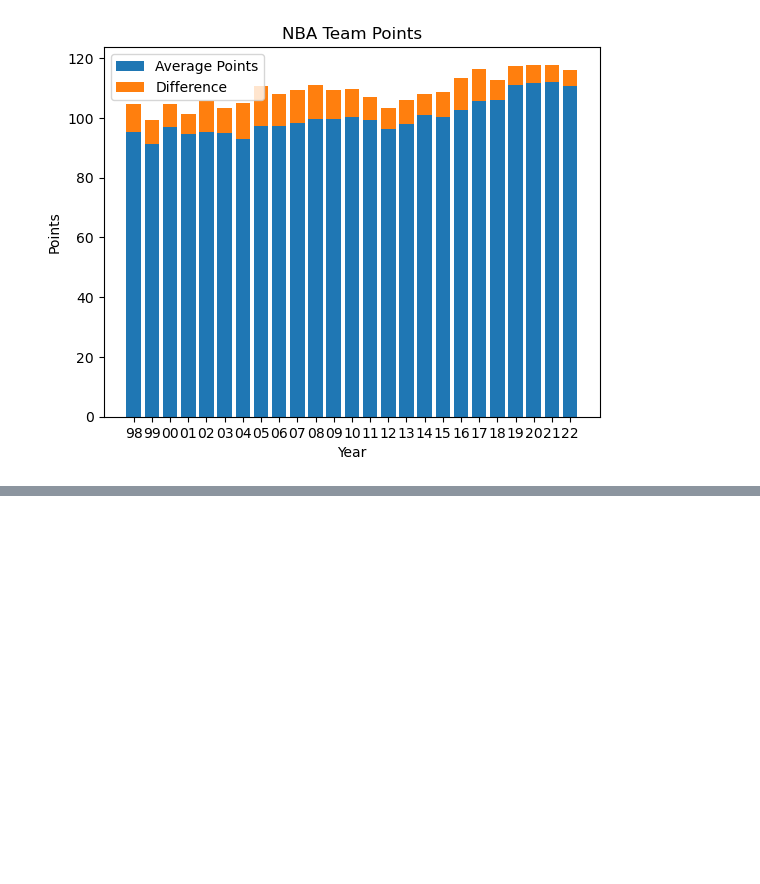
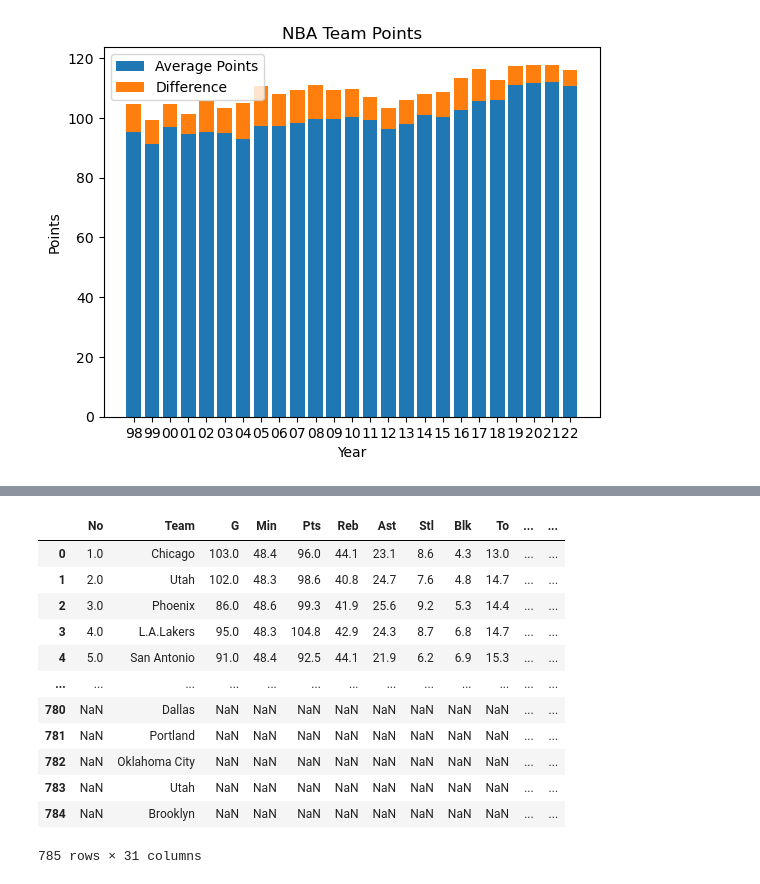
Before and after one commit to ttumlin/NBAO_Offense_88_22, a Jupyter notebook: NBA Offense By Year.ipynb, the cells around one changed output, grey strips where cells are left out. Cells and saved outputs as stored; diff of their text form; code cells hidden in the pictures; blank space fills up the shorter version.

```diff
--- a/NBA Offense By Year.ipynb
+++ b/NBA Offense By Year.ipynb
@@ -374,0 +425,27 @@ plt.show()
+# %%
+import pandas as pd
+
+# read the CSV file as dataframe 5
+df5 = pd.read_csv(r'C:\Users\tyler\Desktop\Python\Personal\NBA\PPG_Season.csv')
+
+df5=df5.rename(columns={"Tm":"PPG_Leader_Team"})
+
+# merge the two dataframes on the 'Year' column
+NBA_Offense_with_Season = pd.merge(NBA_Offense, df5, on='Year')
+
+# display the merged dataframe
+display(NBA_Offense_with_Season)
+# %% [output]
+|  | No | Team | G | Min | Pts | Reb | Ast | Stl | Blk | To | ... | ... |
+| 0 | 1.0 | Chicago | 103.0 | 48.4 | 96.0 | 44.1 | 23.1 | 8.6 | 4.3 | 13.0 | ... | ... |
+| 1 | 2.0 | Utah | 102.0 | 48.3 | 98.6 | 40.8 | 24.7 | 7.6 | 4.8 | 14.7 | ... | ... |
+| 2 | 3.0 | Phoenix | 86.0 | 48.6 | 99.3 | 41.9 | 25.6 | 9.2 | 5.3 | 14.4 | ... | ... |
+| 3 | 4.0 | L.A.Lakers | 95.0 | 48.3 | 104.8 | 42.9 | 24.3 | 8.7 | 6.8 | 14.7 | ... | ... |
+| 4 | 5.0 | San Antonio | 91.0 | 48.4 | 92.5 | 44.1 | 21.9 | 6.2 | 6.9 | 15.3 | ... | ... |
+| ... | ... | ... | ... | ... | ... | ... | ... | ... | ... | ... | ... | ... |
+| 780 | NaN | Dallas | NaN | NaN | NaN | NaN | NaN | NaN | NaN | NaN | ... | ... |
+| 781 | NaN | Portland | NaN | NaN | NaN | NaN | NaN | NaN | NaN | NaN | ... | ... |
+| 782 | NaN | Oklahoma City | NaN | NaN | NaN | NaN | NaN | NaN | NaN | NaN | ... | ... |
+| 783 | NaN | Utah | NaN | NaN | NaN | NaN | NaN | NaN | NaN | NaN | ... | ... |
+| 784 | NaN | Brooklyn | NaN | NaN | NaN | NaN | NaN | NaN | NaN | NaN | ... | ... |
+785 rows × 31 columns
```
Also changed, not shown: parts of 2 cells of this notebook.
